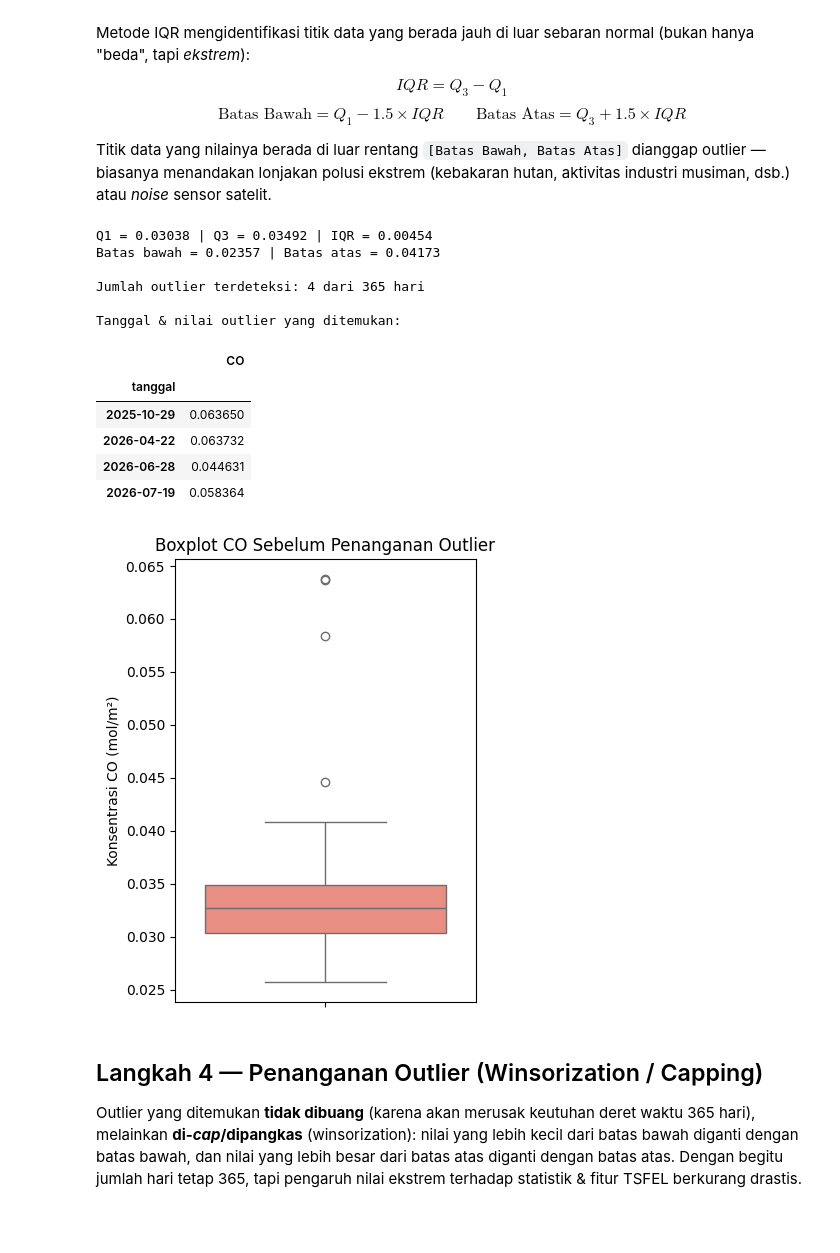
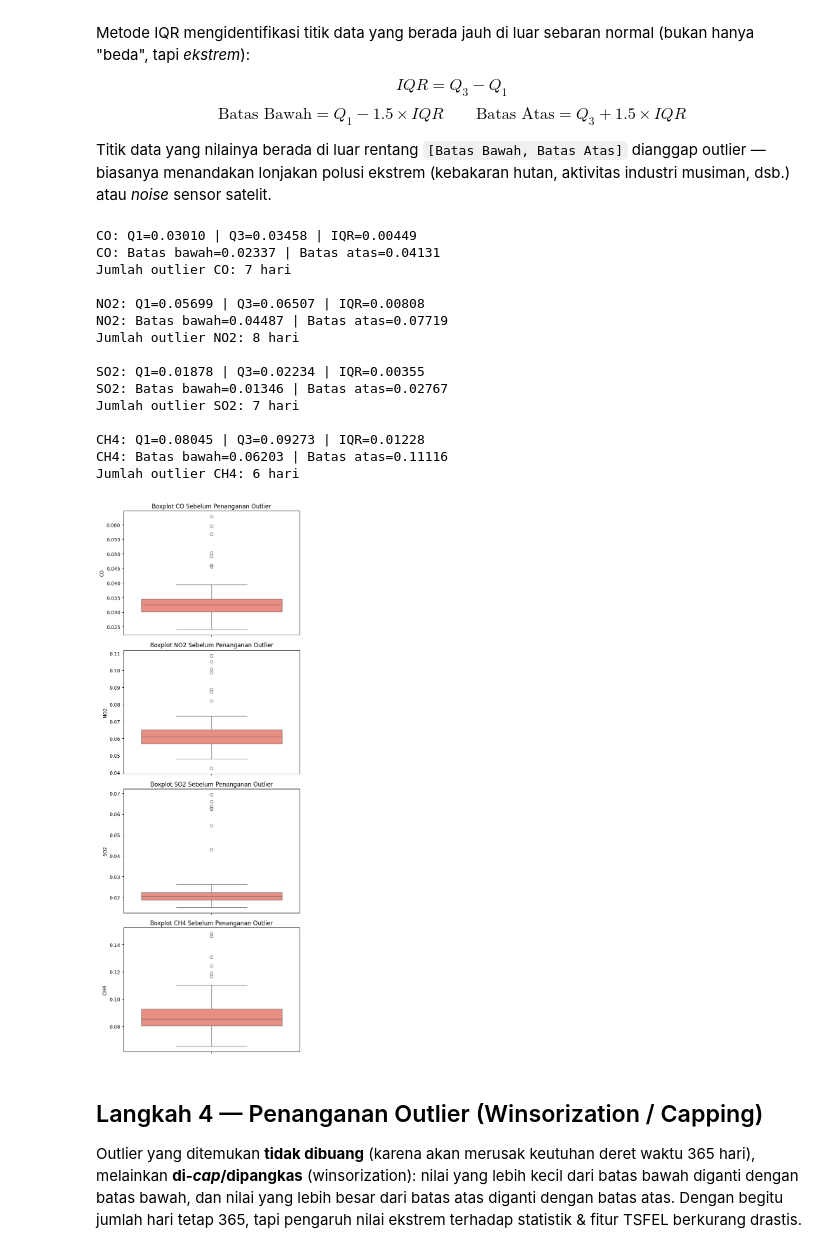
Before and after one commit to HANN050505/air-quality-sampang, a Jupyter notebook: materi/Analisis_Polutan_CO_Sokobanah.ipynb, the cells around one changed output. Drawn from its saved outputs; the diff is of its cells as text; code cells hidden in the pictures; blank space fills up the shorter version.

```diff
--- a/materi/Analisis_Polutan_CO_Sokobanah.ipynb
+++ b/materi/Analisis_Polutan_CO_Sokobanah.ipynb
@@ -263,41 +324,53 @@ $$\text{Batas Bawah} = Q_1 - 1.5 \times IQR \qquad \text{Batas Atas} = Q_3 + 1.5
 
 Titik data yang nilainya berada di luar rentang `[Batas Bawah, Batas Atas]` dianggap outlier — biasanya menandakan lonjakan polusi ekstrem (kebakaran hutan, aktivitas industri musiman, dsb.) atau *noise* sensor satelit.
 # %%
-Q1 = df_imputed[POLUTAN].quantile(0.25)
-Q3 = df_imputed[POLUTAN].quantile(0.75)
-IQR = Q3 - Q1
-batas_bawah = Q1 - 1.5 * IQR
-batas_atas = Q3 + 1.5 * IQR
+batas_bawah = {}
+batas_atas = {}
+all_outlier = []
 
-mask_outlier = (df_imputed[POLUTAN] < batas_bawah) | (df_imputed[POLUTAN] > batas_atas)
-df_outlier = df_imputed.loc[mask_outlier, [POLUTAN]]
+for pol in POLLUTANS:
+    q1 = df_imputed[pol].quantile(0.25)
+    q3 = df_imputed[pol].quantile(0.75)
+    iqr = q3 - q1
+    batas_bawah[pol] = q1 - 1.5 * iqr
+    batas_atas[pol] = q3 + 1.5 * iqr
 
-print(f"Q1 = {Q1:.5f} | Q3 = {Q3:.5f} | IQR = {IQR:.5f}")
-print(f"Batas bawah = {batas_bawah:.5f} | Batas atas = {batas_atas:.5f}")
-print(f"\nJumlah outlier terdeteksi: {len(df_outlier)} dari {len(df_imputed)} hari\n")
-print("Tanggal & nilai outlier yang ditemukan:")
-display(df_outlier)
+    mask_outlier = (df_imputed[pol] < batas_bawah[pol]) | (df_imputed[pol] > batas_atas[pol])
+    df_temp = df_imputed.loc[mask_outlier, [pol]]
+    all_outlier.append(df_temp)
 
-fig, ax = plt.subplots(figsize=(4, 5))
-sns.boxplot(y=df_imputed[POLUTAN], ax=ax, color="salmon")
-ax.set_title("Boxplot CO Sebelum Penanganan Outlier")
-ax.set_ylabel("Konsentrasi CO (mol/m²)")
+    print(f"{pol}: Q1={q1:.5f} | Q3={q3:.5f} | IQR={iqr:.5f}")
+    print(f"{pol}: Batas bawah={batas_bawah[pol]:.5f} | Batas atas={batas_atas[pol]:.5f}")
+    print(f"Jumlah outlier {pol}: {len(df_temp)} hari\n")
+
+fig, axes = plt.subplots(len(POLLUTANS), 1, figsize=(6, 4 * len(POLLUTANS)))
+if len(POLLUTANS) == 1:
+    axes = [axes]
+
+for ax, pol in zip(axes, POLLUTANS):
+    sns.boxplot(y=df_imputed[pol], ax=ax, color="salmon")
+    ax.set_title(f"Boxplot {pol} Sebelum Penanganan Outlier")
+    ax.set_ylabel(f"{pol}")
+
 plt.tight_layout()
 plt.show()
 # %% [output]
-Q1 = 0.03038 | Q3 = 0.03492 | IQR = 0.00454
-Batas bawah = 0.02357 | Batas atas = 0.04173
+CO: Q1=0.03010 | Q3=0.03458 | IQR=0.00449
+CO: Batas bawah=0.02337 | Batas atas=0.04131
+Jumlah outlier CO: 7 hari
 
-Jumlah outlier terdeteksi: 4 dari 365 hari
+NO2: Q1=0.05699 | Q3=0.06507 | IQR=0.00808
+NO2: Batas bawah=0.04487 | Batas atas=0.07719
+Jumlah outlier NO2: 8 hari
 
-Tanggal & nilai outlier yang ditemukan:
+SO2: Q1=0.01878 | Q3=0.02234 | IQR=0.00355
+SO2: Batas bawah=0.01346 | Batas atas=0.02767
+Jumlah outlier SO2: 7 hari
+
+CH4: Q1=0.08045 | Q3=0.09273 | IQR=0.01228
+CH4: Batas bawah=0.06203 | Batas atas=0.11116
+Jumlah outlier CH4: 6 hari
-|  | CO |
-| tanggal |  |
-| 2025-10-29 | 0.063650 |
-| 2026-04-22 | 0.063732 |
-| 2026-06-28 | 0.044631 |
-| 2026-07-19 | 0.058364 |
-[figure, old version]
+[figure, new version]
 # %% [markdown]
 ## Langkah 4 — Penanganan Outlier (Winsorization / Capping)
 
```
Also changed, not shown: parts of 10 cells of this notebook, 3 other files.
